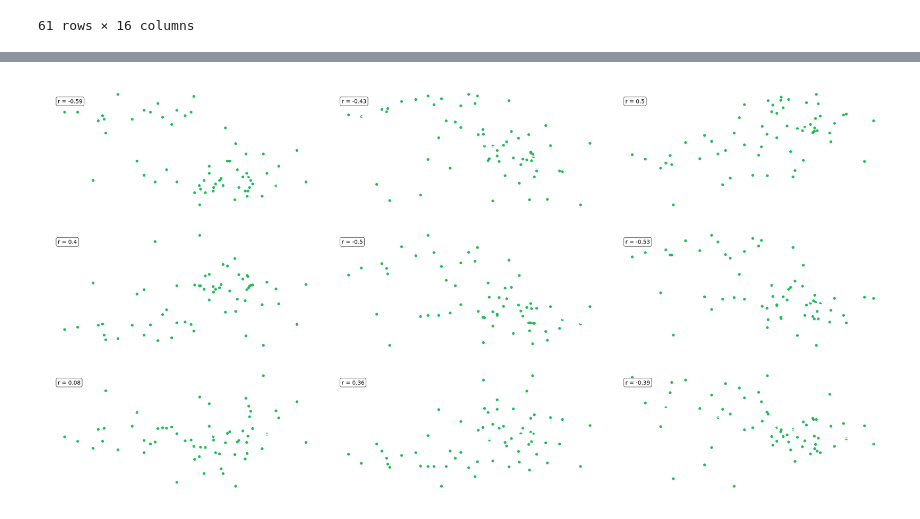
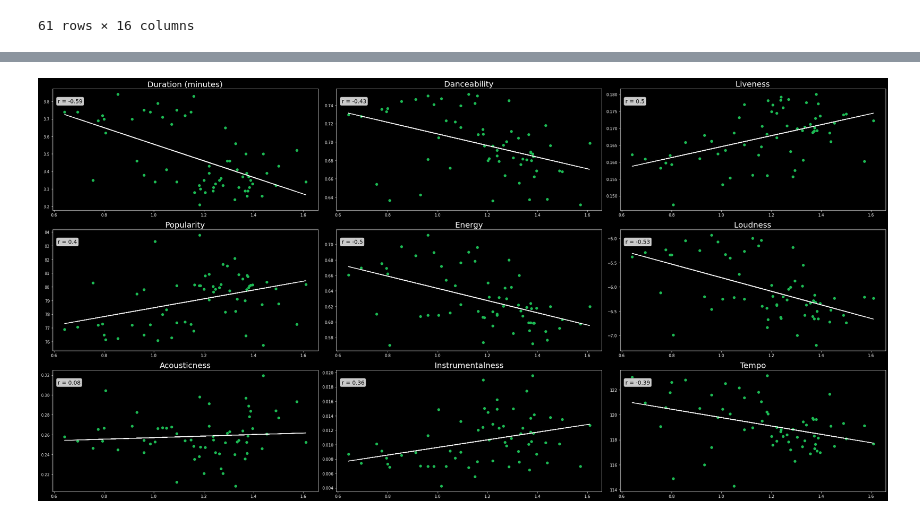
Before and after one commit to JoeKell/SpotifySongAnalysisProject, a Jupyter notebook: CountryHappinessAnalysis.ipynb, the cells around one changed output, grey strips where cells are left out. Saved outputs shown, nothing was run; the diff lists cells and outputs as text; code cells hidden in the pictures.

```diff
--- a/CountryHappinessAnalysis.ipynb
+++ b/CountryHappinessAnalysis.ipynb
@@ -95,7 +95,7 @@ for m in spotify_metrics:
     axs[y][x].yaxis.label.set_color('white')
     axs[y][x].xaxis.label.set_color('white')
     axs[y][x].title.set_color('white')
-    axs[y][x].patch.set_alpha(0)
+    axs[y][x].patch.set_color('#000')
 
     if y == 2:
         y = -1
@@ -103,6 +103,7 @@ for m in spotify_metrics:
 
     y += 1
 
+fig.set_facecolor('#000')
 fig.set_size_inches(30, 15)
 plt.tight_layout()
 plt.show()
@@ -141,7 +142,7 @@ for m in spotify_metrics:
     axs[y][x].yaxis.label.set_color('white')
     axs[y][x].xaxis.label.set_color('white')
     axs[y][x].title.set_color('white')
-    axs[y][x].patch.set_alpha(0)
+    axs[y][x].patch.set_color('#000')
 
     if y == 2:
         y = -1
@@ -149,6 +150,7 @@ for m in spotify_metrics:
 
     y += 1
 
+fig.set_facecolor('#000')
 fig.set_size_inches(30, 15)
 plt.tight_layout()
 plt.show()
@@ -171,32 +173,33 @@ for m in spotify_metrics:
     axs[y][x].plot(x_values,regress_values, color='white')
     # axs[y][x].set_ylabel(spotify_metrics[m])
     axs[y][x].set_title(spotify_metrics[m], fontdict={'fontsize':20})
 
     # textstr = f'LinEq: y = {round(slope, 2)}x + {round(intercept, 2)}\nrValue: {rvalue}'
     textstr = f'r = {round(rvalue, 2)}'
     props = dict(boxstyle='round', facecolor='white', alpha=0.8)
     axs[y][x].text(0.02, 0.92, textstr, transform=axs[y][x].transAxes, fontsize=14,
         verticalalignment='top', bbox=props)
 
     axs[y][x].spines['bottom'].set_color('white')
     axs[y][x].spines['top'].set_color('white')
     axs[y][x].spines['right'].set_color('white')
     axs[y][x].spines['left'].set_color('white')
     axs[y][x].tick_params(axis='x', colors='white')
     axs[y][x].tick_params(axis='y', colors='white')
     axs[y][x].yaxis.label.set_color('white')
     axs[y][x].xaxis.label.set_color('white')
     axs[y][x].title.set_color('white')
-    axs[y][x].patch.set_alpha(0)
+    axs[y][x].patch.set_color('#000')
 
     if y == 2:
         y = -1
         x += 1
 
     y += 1
 
+fig.set_facecolor('#000')
 fig.set_size_inches(30, 15)
 plt.tight_layout()
 plt.show()
 # %% [output]
-[figure, old version]
+[figure, new version]
```
Also changed, not shown: parts of 2 cells of this notebook.
